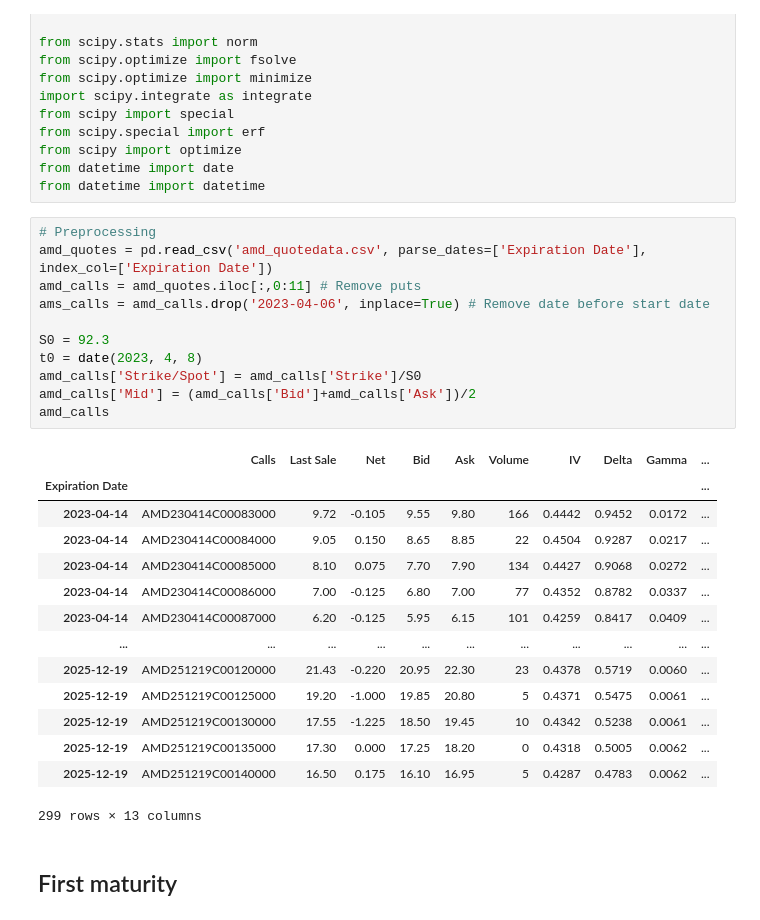
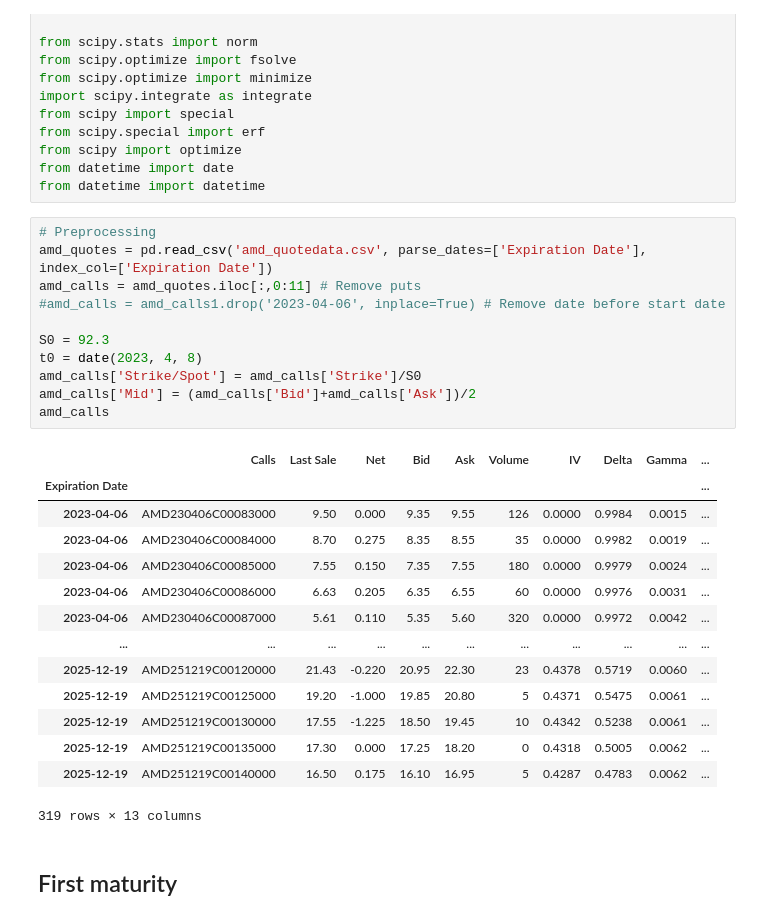
Before and after one commit to coolejungenhihi/volsurface_Sinkhorn, a Jupyter notebook: VolSurface_Sinkhorn.ipynb, the cells around one changed output. Saved outputs shown, nothing was run; the diff lists cells and outputs as text.

```diff
--- a/VolSurface_Sinkhorn.ipynb
+++ b/VolSurface_Sinkhorn.ipynb
@@ -16,29 +16,29 @@ from datetime import datetime
 # %%
 # Preprocessing
 amd_quotes = pd.read_csv('amd_quotedata.csv', parse_dates=['Expiration Date'], index_col=['Expiration Date'])
 amd_calls = amd_quotes.iloc[:,0:11] # Remove puts
-ams_calls = amd_calls.drop('2023-04-06', inplace=True) # Remove date before start date
+#amd_calls = amd_calls1.drop('2023-04-06', inplace=True) # Remove date before start date
 
 S0 = 92.3
 t0 = date(2023, 4, 8)
 amd_calls['Strike/Spot'] = amd_calls['Strike']/S0
 amd_calls['Mid'] = (amd_calls['Bid']+amd_calls['Ask'])/2
 amd_calls
 # %% [output]
 |  | Calls | Last Sale | Net | Bid | Ask | Volume | IV | Delta | Gamma | ... |
 | Expiration Date |  |  |  |  |  |  |  |  |  | ... |
-| 2023-04-14 | AMD230414C00083000 | 9.72 | -0.105 | 9.55 | 9.80 | 166 | 0.4442 | 0.9452 | 0.0172 | ... |
-| 2023-04-14 | AMD230414C00084000 | 9.05 | 0.150 | 8.65 | 8.85 | 22 | 0.4504 | 0.9287 | 0.0217 | ... |
-| 2023-04-14 | AMD230414C00085000 | 8.10 | 0.075 | 7.70 | 7.90 | 134 | 0.4427 | 0.9068 | 0.0272 | ... |
-| 2023-04-14 | AMD230414C00086000 | 7.00 | -0.125 | 6.80 | 7.00 | 77 | 0.4352 | 0.8782 | 0.0337 | ... |
-| 2023-04-14 | AMD230414C00087000 | 6.20 | -0.125 | 5.95 | 6.15 | 101 | 0.4259 | 0.8417 | 0.0409 | ... |
+| 2023-04-06 | AMD230406C00083000 | 9.50 | 0.000 | 9.35 | 9.55 | 126 | 0.0000 | 0.9984 | 0.0015 | ... |
+| 2023-04-06 | AMD230406C00084000 | 8.70 | 0.275 | 8.35 | 8.55 | 35 | 0.0000 | 0.9982 | 0.0019 | ... |
+| 2023-04-06 | AMD230406C00085000 | 7.55 | 0.150 | 7.35 | 7.55 | 180 | 0.0000 | 0.9979 | 0.0024 | ... |
+| 2023-04-06 | AMD230406C00086000 | 6.63 | 0.205 | 6.35 | 6.55 | 60 | 0.0000 | 0.9976 | 0.0031 | ... |
+| 2023-04-06 | AMD230406C00087000 | 5.61 | 0.110 | 5.35 | 5.60 | 320 | 0.0000 | 0.9972 | 0.0042 | ... |
 | ... | ... | ... | ... | ... | ... | ... | ... | ... | ... | ... |
 | 2025-12-19 | AMD251219C00120000 | 21.43 | -0.220 | 20.95 | 22.30 | 23 | 0.4378 | 0.5719 | 0.0060 | ... |
 | 2025-12-19 | AMD251219C00125000 | 19.20 | -1.000 | 19.85 | 20.80 | 5 | 0.4371 | 0.5475 | 0.0061 | ... |
 | 2025-12-19 | AMD251219C00130000 | 17.55 | -1.225 | 18.50 | 19.45 | 10 | 0.4342 | 0.5238 | 0.0061 | ... |
 | 2025-12-19 | AMD251219C00135000 | 17.30 | 0.000 | 17.25 | 18.20 | 0 | 0.4318 | 0.5005 | 0.0062 | ... |
 | 2025-12-19 | AMD251219C00140000 | 16.50 | 0.175 | 16.10 | 16.95 | 5 | 0.4287 | 0.4783 | 0.0062 | ... |
-299 rows × 13 columns
+319 rows × 13 columns
 # %% [markdown]
 ## First maturity
 # %%
```
Also changed, not shown: parts of 8 cells of this notebook.
